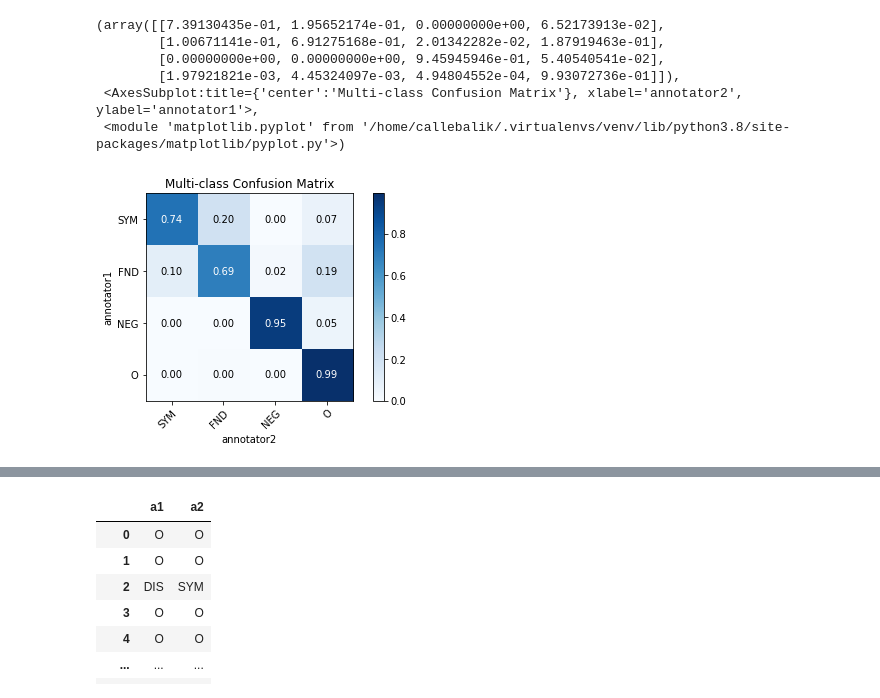
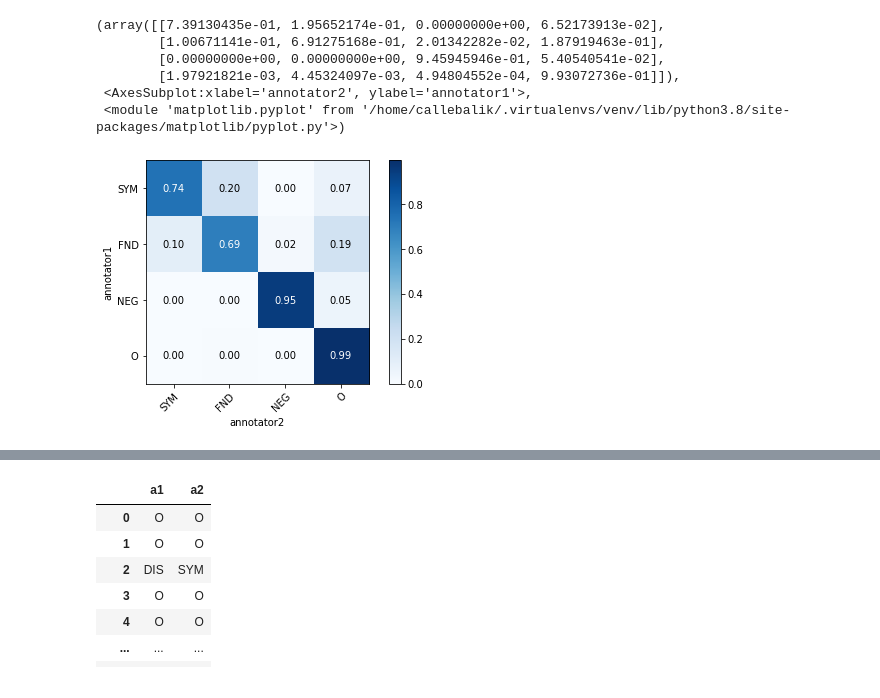
Before and after one commit to callebalik/clinical_NLP_SE, a Jupyter notebook: scripts/confusion_matrix_plot.ipynb, the cells around one changed output, grey strips where cells are left out. Drawn from its saved outputs; the diff is of its cells as text; code cells hidden in the pictures.

```diff
--- a/scripts/confusion_matrix_plot.ipynb
+++ b/scripts/confusion_matrix_plot.ipynb
@@ -99,17 +78,17 @@ See the caveats in the documentation: https://pandas.pydata.org/pandas-docs/stab
 # %%
 from plot_confusion_matrix import plot_confusion_matrix
 
 classes = ["SYM","FND","NEG","O"]
-
-plot_confusion_matrix(df_sfno["A1"], df_sfno["A2"], classes=classes, normalize=True, xlabel="annotator2", ylabel="annotator1")
+title = None
+plot_confusion_matrix(df_sfno["A1"], df_sfno["A2"], classes=classes, normalize=True, xlabel="annotator2", ylabel="annotator1", title=None)
 # %% [output]
 (array([[7.39130435e-01, 1.95652174e-01, 0.00000000e+00, 6.52173913e-02],
         [1.00671141e-01, 6.91275168e-01, 2.01342282e-02, 1.87919463e-01],
         [0.00000000e+00, 0.00000000e+00, 9.45945946e-01, 5.40540541e-02],
         [1.97921821e-03, 4.45324097e-03, 4.94804552e-04, 9.93072736e-01]]),
- <AxesSubplot:title={'center':'Multi-class Confusion Matrix'}, xlabel='annotator2', ylabel='annotator1'>,
+ <AxesSubplot:xlabel='annotator2', ylabel='annotator1'>,
  <module 'matplotlib.pyplot' from '/home/callebalik/.virtualenvs/venv/lib/python3.8/site-packages/matplotlib/pyplot.py'>)
-[figure, old version]
+[figure, new version]
 # %%
 # conditions = [
 #     (df.NE_a1.str.contains("DIS") & (df.NE_a2.str.contains("SYM"))), # a1 overrules
```
Also changed, not shown: parts of 10 cells of this notebook, 2 other files.
